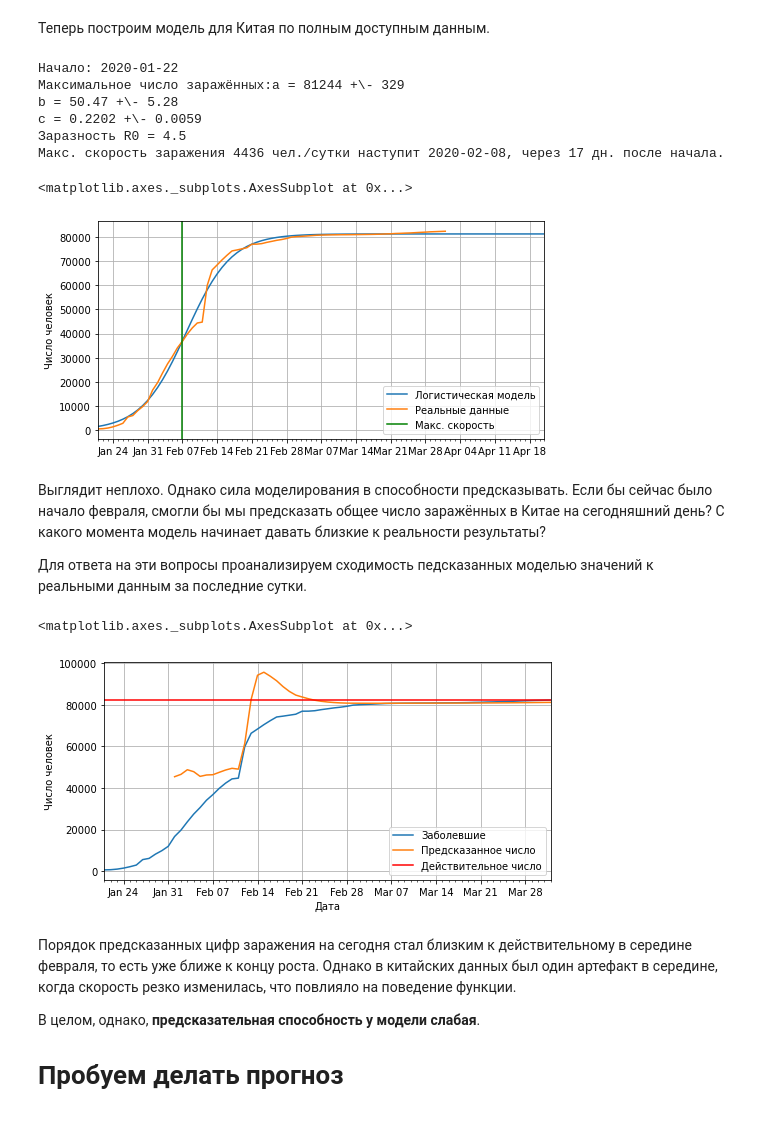
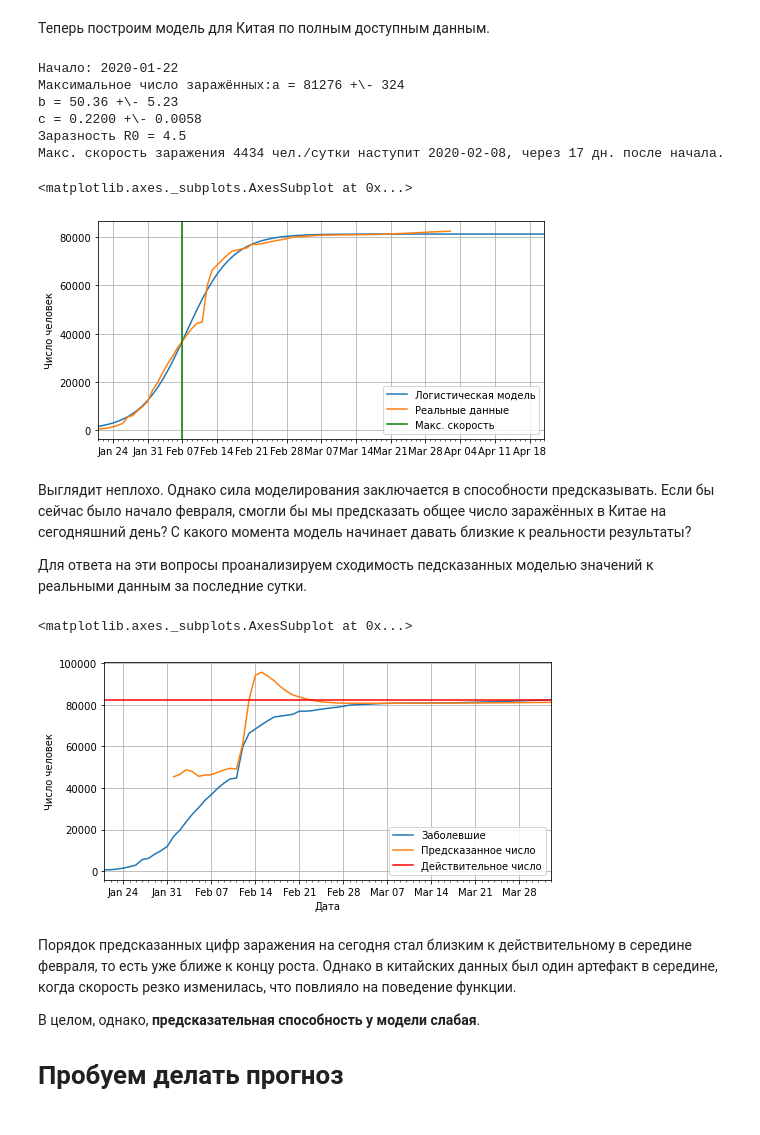
Before and after one commit to ioshchepkov/thegeodesy, a Jupyter notebook: covid19/COVID-19.ipynb, the cells around one changed output. Drawn from its saved outputs; the diff is of its cells as text; code cells hidden in the pictures.

Commit message:
new data for covid-19 (2020-04-02)

```diff
--- a/covid19/COVID-19.ipynb
+++ b/covid19/COVID-19.ipynb
@@ -376,24 +376,24 @@ def plot_prediction(data_model, res, days=90):
 # %%
 country = 'China'
 data_model = confirmed[country].copy()
 
 data_model[data_model == 0] = np.nan
-data_model = data_model.dropna()
+data_model.dropna(inplace=True)
 
 res = fit_model(data_model)
 print_report(res)
 plot_prediction(data_model, res)
 # %% [output]
 Начало: 2020-01-22
-Максимальное число заражённых:a = 81244 +\- 329
-b = 50.47 +\- 5.28
-c = 0.2202 +\- 0.0059
+Максимальное число заражённых:a = 81276 +\- 324
+b = 50.36 +\- 5.23
+c = 0.2200 +\- 0.0058
 Заразность R0 = 4.5
-Макс. скорость заражения 4436 чел./сутки наступит 2020-02-08, через 17 дн. после начала.
+Макс. скорость заражения 4434 чел./сутки наступит 2020-02-08, через 17 дн. после начала.
 <matplotlib.axes._subplots.AxesSubplot at 0x...>
-[figure, old version]
+[figure, new version]
 # %% [markdown]
-Выглядит неплохо. Однако сила моделирования в способности предсказывать. Если бы сейчас было начало февраля, смогли бы мы предсказать общее число заражённых в Китае на сегодняшний день? С какого момента модель начинает давать близкие к реальности результаты?
+Выглядит неплохо. Однако сила моделирования заключается в способности предсказывать. Если бы сейчас было начало февраля, смогли бы мы предсказать общее число заражённых в Китае на сегодняшний день? С какого момента модель начинает давать близкие к реальности результаты?
 
 Для ответа на эти вопросы проанализируем сходимость педсказанных моделью значений к реальными данным за последние сутки.
 # %%
@@ -429,7 +429,7 @@ def plot_convergence(data_model, freq='1D', print_iterations=False):
 plot_convergence(data_model)
 # %% [output]
 <matplotlib.axes._subplots.AxesSubplot at 0x...>
-[figure, old version]
+[figure, new version]
 # %% [markdown]
 Порядок предсказанных цифр заражения на сегодня стал близким к действительному в середине февраля, то есть уже ближе к концу роста. Однако в китайских данных был один артефакт в середине, когда скорость резко изменилась, что повлияло на поведение функции.
 
```
Also changed, not shown: parts of 18 cells of this notebook.
